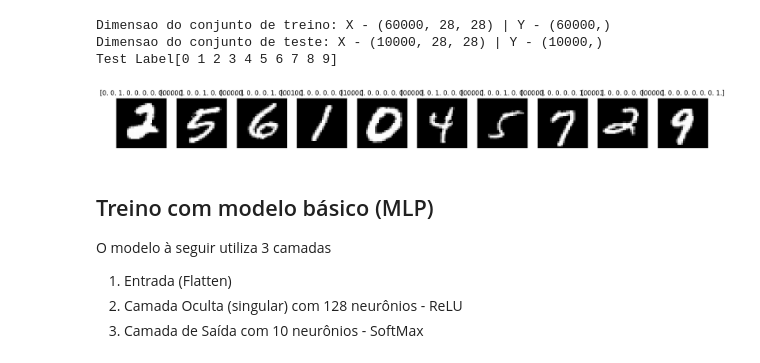
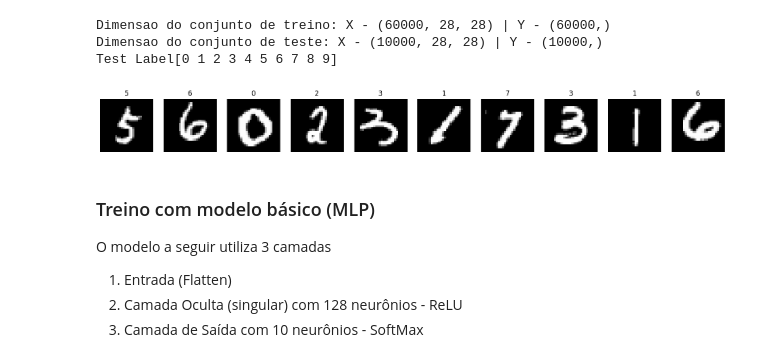
Before and after one commit to rafflezs/Atividades-Mestrado-ICMC, a Jupyter notebook: DeepLearning/Atividade3-CNN/mnist.ipynb, the cells around one changed output. Drawn from its saved outputs; the diff is of its cells as text; code cells hidden in the pictures.

```diff
--- a/DeepLearning/Atividade3-CNN/mnist.ipynb
+++ b/DeepLearning/Atividade3-CNN/mnist.ipynb
@@ -33,18 +44,18 @@ test_labels = keras.utils.to_categorical(test_labels)
 # %%
 rand_idxs = np.random.choice(train_images.shape[0], 10, replace=False)
 
 fig, axs = plt.subplots(1, 10, figsize=(20, 2))
 for i, idx in enumerate(rand_idxs):
     axs[i].imshow(train_images[idx], cmap='gray')
-    axs[i].set_title(train_labels[idx])
+    axs[i].set_title(train_labels[idx].argmax())
     axs[i].axis('off')
 
 del rand_idxs, fig, axs, i, idx
 # %% [output]
-[figure, old version]
+[figure, new version]
 # %% [markdown]
-## Treino com modelo básico (MLP)
-O modelo à seguir utiliza 3 camadas
+### Treino com modelo básico (MLP)
+O modelo a seguir utiliza 3 camadas
 1. Entrada (Flatten)
 2. Camada Oculta (singular) com 128 neurônios - ReLU
 3. Camada de Saída com 10 neurônios - SoftMax
```
Also changed, not shown: parts of 25 cells of this notebook, 11 other files.
